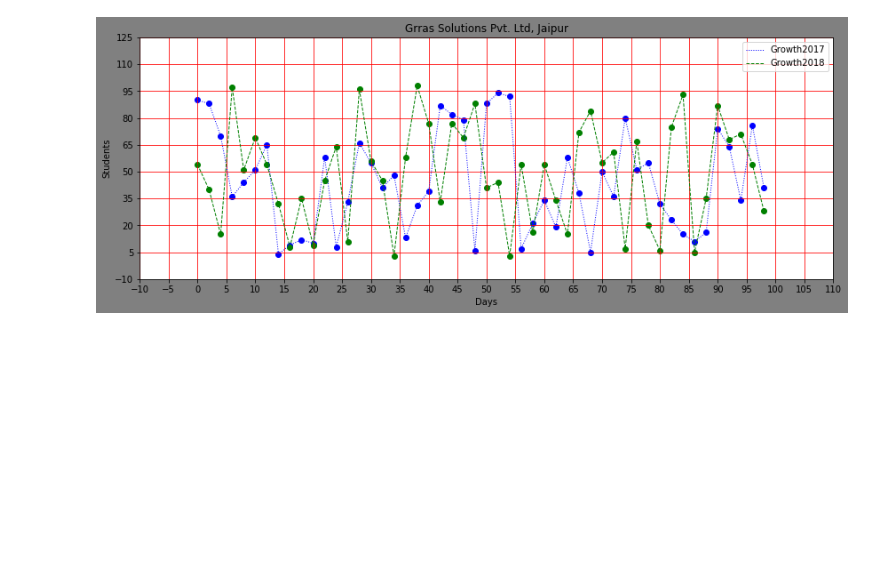
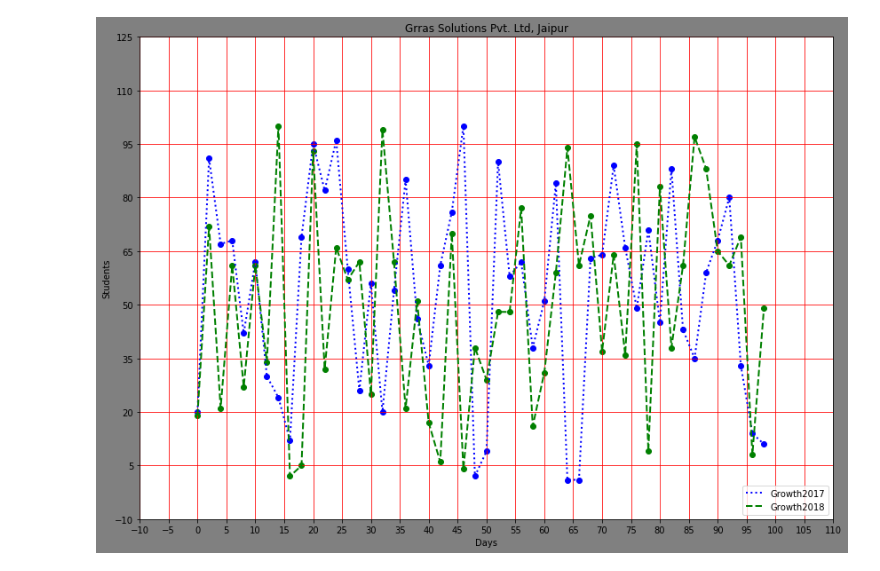
Before and after one commit to sachinyadav3496/Python_Codes, a Jupyter notebook: batch_5pm/data_sciennce/Python/Day2/Numpy_matplot.ipynb, the cells around one changed output. Saved outputs shown, nothing was run; the diff lists cells and outputs as text; code cells hidden in the pictures; blank space fills up the shorter version.

```diff
--- a/batch_5pm/data_sciennce/Python/Day2/Numpy_matplot.ipynb
+++ b/batch_5pm/data_sciennce/Python/Day2/Numpy_matplot.ipynb
@@ -4,28 +4,28 @@ import matplotlib.pyplot as plt
 %matplotlib inline
 # %%
 from random import randint
-fig = plt.figure(figsize=(14,5))
+fig = plt.figure(figsize=(14,10))
 axes = plt.axes()
 axes.set_xlim(0,100)
 axes.set_ylim(0,100)
 axes.set_xticks([var for var in range(-10,111,5)])
 axes.set_yticks([var for var in range(-10,131,15)])
 fig.set_facecolor('gray')
 x = np.array([var for var in range(0,100,2) ])
 y = np.array([randint(1,100) for var in range(0,100,2)])
 z = np.array([ randint(1,100) for var in range(0,100,2)])
 plt.scatter(x,y,c='b')
 plt.scatter(x,z,c='g')
-plt.plot(x,y,'b:',linewidth=1)
-plt.plot(x,z,'g--',linewidth=1)
+plt.plot(x,y,'b:',linewidth=2)
+plt.plot(x,z,'g--',linewidth=2)
 plt.xlabel('Days')
 plt.ylabel('Students')
-plt.legend(['Growth2017','Growth2018'],loc=1)
+plt.legend(['Growth2017','Growth2018'],loc=4)
 plt.title('Grras Solutions Pvt. Ltd, Jaipur')
 plt.grid(True,color='r')
 plt.show()
 # %% [output]
-[figure, old version]
+[figure, new version]
 # %%
 #stack Plot
 days = [ 1,2,3,4,5]
```
Also changed, not shown: parts of 6 cells of this notebook, 9 other files.
